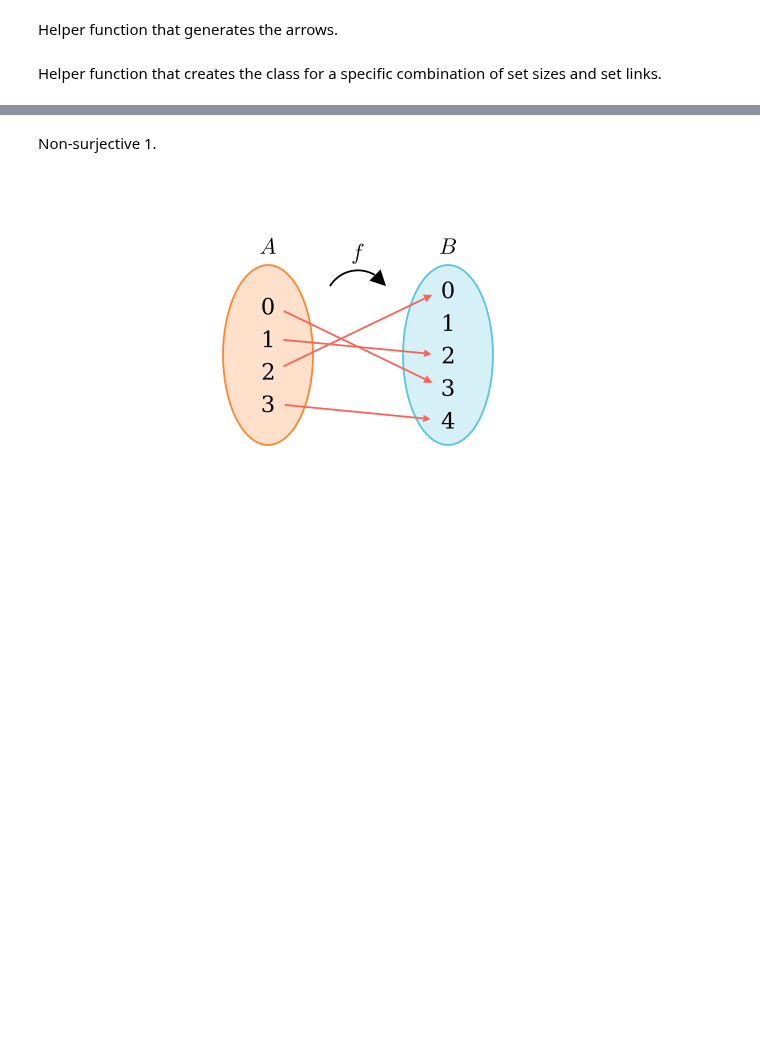
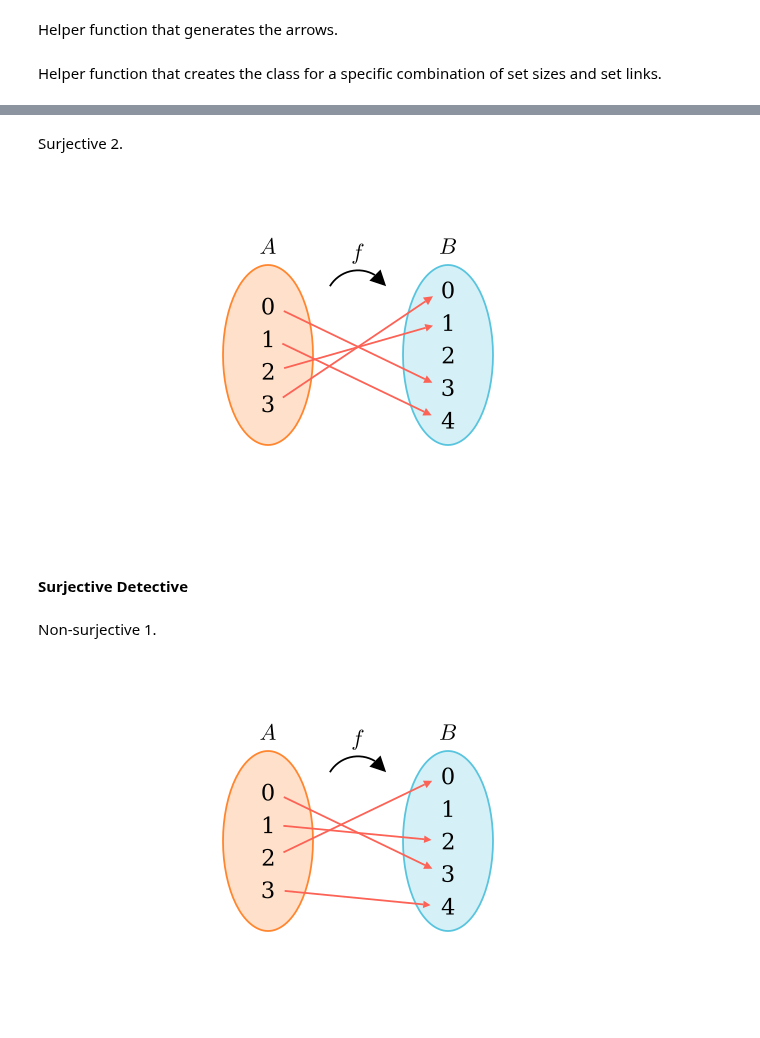
Before and after one commit to PhotonicGluon/NZQRC-Book, a Jupyter notebook: code/image_generation/notebooks/part-1/functions.ipynb, the cells around one changed output, grey strips where cells are left out. Drawn from its saved outputs; the diff is of its cells as text; code cells hidden in the pictures; blank space fills up the shorter version.

```diff
--- a/code/image_generation/notebooks/part-1/functions.ipynb
+++ b/code/image_generation/notebooks/part-1/functions.ipynb
@@ -514,3 +568,22 @@ def make_surjective_detective(a_size: int, b_size: int, links: list[tuple[int, i
+# %% [markdown]
+Surjective 2.
+# %%
+%%generate_image surjective-detective_yesinj_2 DetectiveDiagram
+
+DetectiveDiagram = make_surjective_detective(
+    4,
+    5,
+    [
+        (0, 3),
+        (1, 4),
+        (2, 1),
+        (3, 0),
+    ]
+)
+# %% [output]
+[figure, added]
+# %% [markdown]
+#### Surjective Detective
 # %% [markdown]
 Non-surjective 1.
 # %%
```
Also changed, not shown: parts of 13 cells of this notebook, 6 other files.
